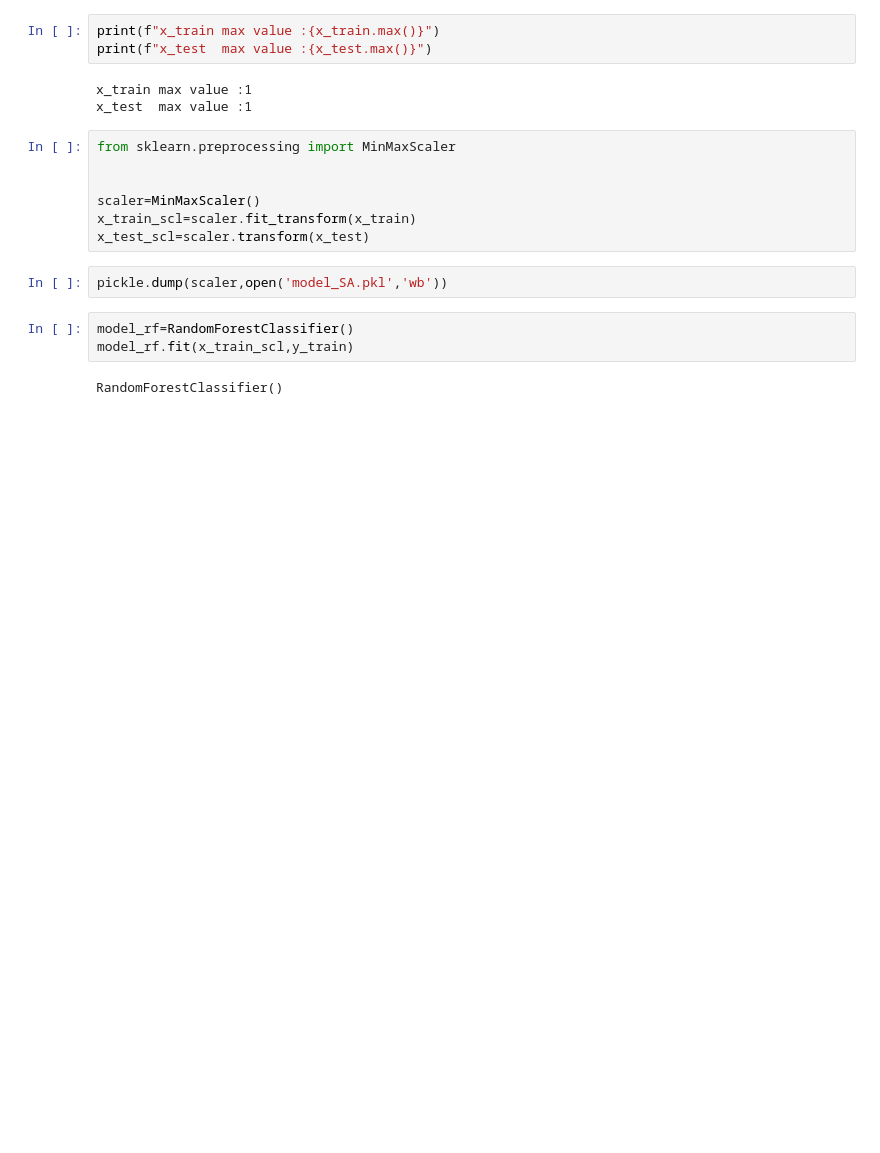
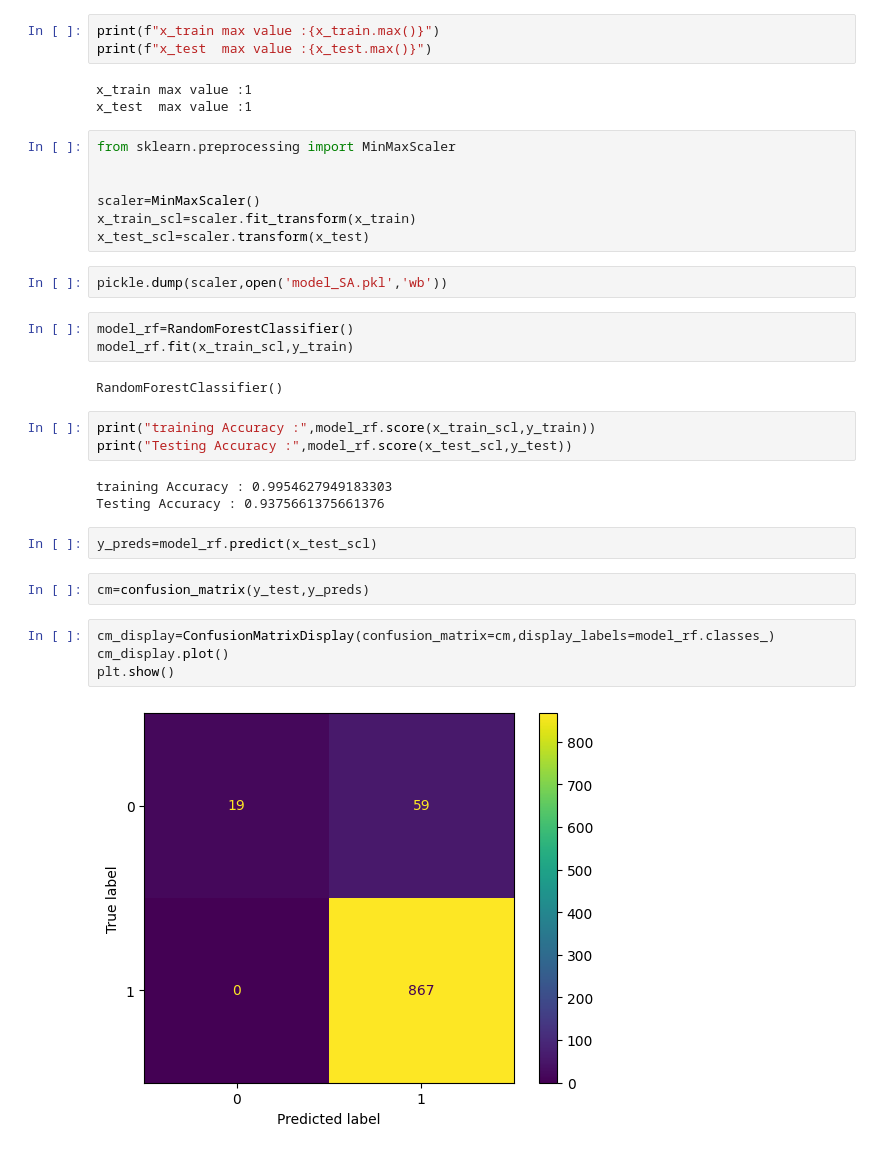
Before and after one commit to pragadishwaran22/amazon-review-SentimentAnalysis, a Jupyter notebook: model_SA.ipynb, the cells around one changed output. Cells and saved outputs as stored; diff of their text form; blank space fills up the shorter version.

```diff
--- a/model_SA.ipynb
+++ b/model_SA.ipynb
@@ -359,3 +372,19 @@ model_rf=RandomForestClassifier()
 model_rf.fit(x_train_scl,y_train)
 # %% [output]
 RandomForestClassifier()
+# %%
+print("training Accuracy :",model_rf.score(x_train_scl,y_train))
+print("Testing Accuracy :",model_rf.score(x_test_scl,y_test))
+# %% [output]
+training Accuracy : 0.9954627949183303
+Testing Accuracy : 0.9375661375661376
+# %%
+y_preds=model_rf.predict(x_test_scl)
+# %%
+cm=confusion_matrix(y_test,y_preds)
+# %%
+cm_display=ConfusionMatrixDisplay(confusion_matrix=cm,display_labels=model_rf.classes_)
+cm_display.plot()
+plt.show()
+# %% [output]
+[figure, added]
```
Also changed, not shown: parts of 14 cells of this notebook, 1 other file.
